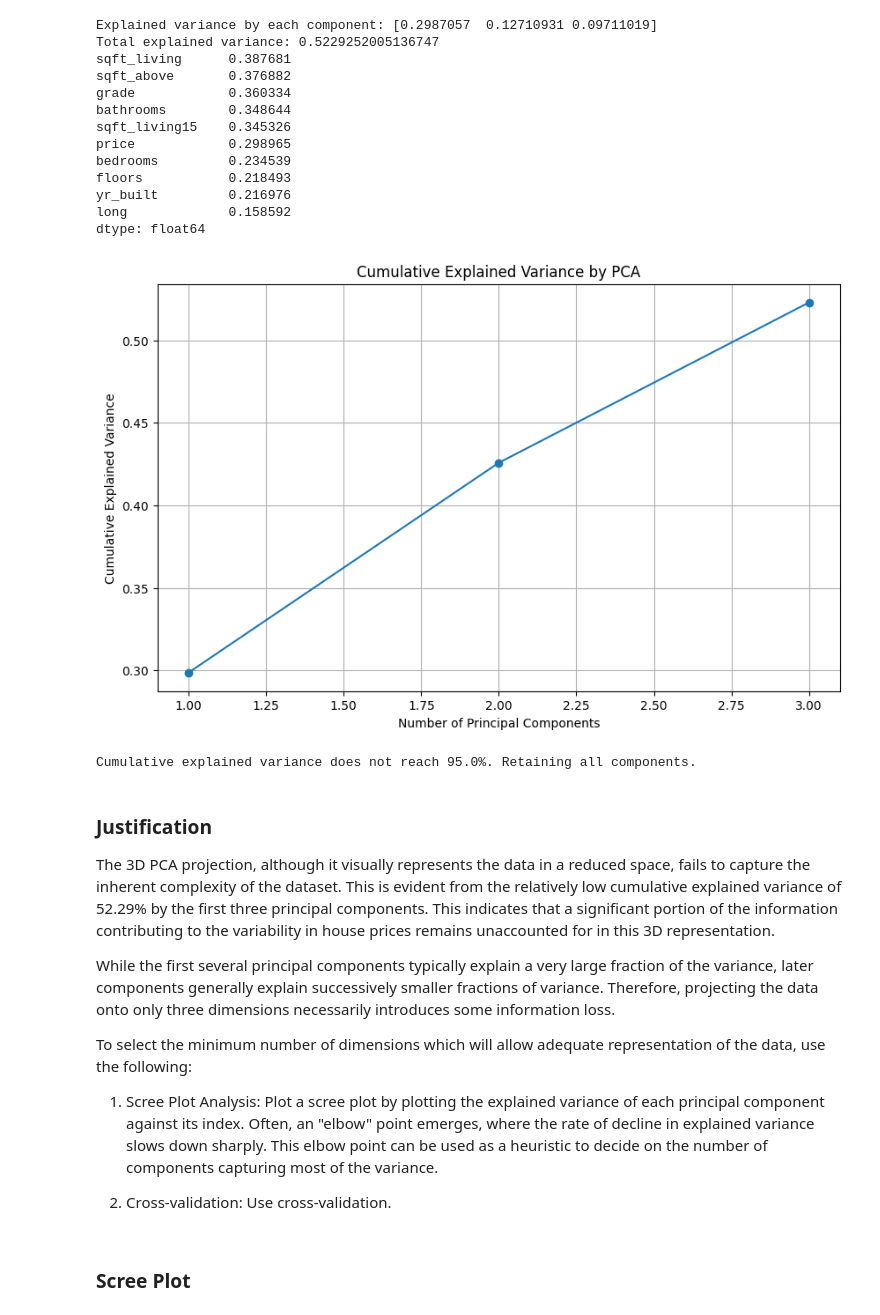
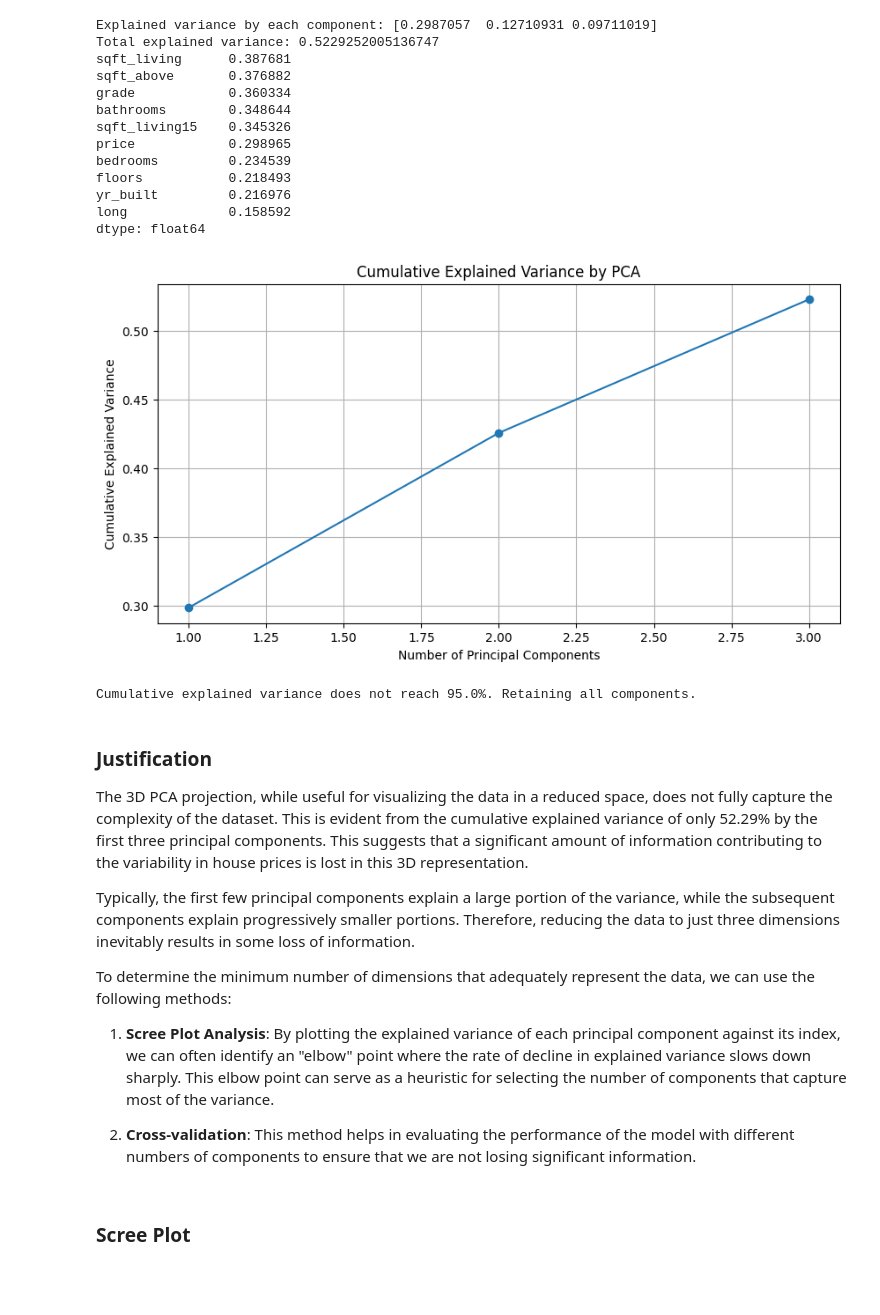
Before and after one commit to Omega-Centauri-21/Business-Intelligence, a Jupyter notebook: CS4730 Coursework 2/[Sub Task 2] CS4730 Coursework 2.ipynb, the cells around one changed output. Cells and saved outputs as stored; diff of their text form; code cells hidden in the pictures; blank space fills up the shorter version.

```diff
--- a/CS4730 Coursework 2/[Sub Task 2] CS4730 Coursework 2.ipynb
+++ b/CS4730 Coursework 2/[Sub Task 2] CS4730 Coursework 2.ipynb
@@ -10,3 +10,10 @@ from sklearn.preprocessing import StandardScaler
 from mpl_toolkits.mplot3d import Axes3D
 from sklearn.model_selection import cross_val_score
 from sklearn.linear_model import LinearRegression
+
+
+# Read the data from the CSV file
+df = pd.read_csv(r"dataset\kc_house_data.csv")
+
+# Check the number of data points in the data set
+print("Data Points: ", len(df))
@@ -13,9 +21,0 @@ from sklearn.linear_model import LinearRegression
-# %%
-# File path
-file_path = r"dataset\kc_house_data.csv"
-
-# Read the data from the CSV file
-df = pd.read_csv(file_path)
-
-# Check the number of data points in the data set
-print("Number of data points in the data set: ", len(df))
@@ -40,8 +38,7 @@ df
 21613 rows × 19 columns
 # %%
 # Standardize the data
-scaler = StandardScaler()
-scaled_df = scaler.fit_transform(df)
+scaled_df = StandardScaler().fit_transform(df)
 # %%
 # Apply PCA to reduce the data to three dimensions
 pca = PCA(n_components=3)
@@ -88,39 +85,39 @@ dtype: float64
 # %%
 # Calculate cumulative explained variance
 cumulative_explained_variance = pca.explained_variance_ratio_.cumsum()
 
 # Plot cumulative explained variance
-plt.figure(figsize=(10, 6))
+plt.figure(figsize=(10, 5))
 plt.plot(range(1, len(cumulative_explained_variance) + 1), cumulative_explained_variance, marker='o')
 plt.xlabel('Number of Principal Components')
 plt.ylabel('Cumulative Explained Variance')
 plt.title('Cumulative Explained Variance by PCA')
 plt.grid(True)
 plt.show()
 
 # Determine the number of components to retain
 desired_variance = 0.95
 try:
 	num_components = next(i for i, total_var in enumerate(cumulative_explained_variance) if total_var >= desired_variance) + 1
 	print(f'Number of components to retain for {desired_variance * 100}% variance: {num_components}')
 except StopIteration:
 	print(f'Cumulative explained variance does not reach {desired_variance * 100}%. Retaining all components.')
 	num_components = len(cumulative_explained_variance)
 # %% [output]
-[figure, old version]
+[figure, new version]
 Cumulative explained variance does not reach 95.0%. Retaining all components.
 # %% [markdown]
 ### Justification
 
-The 3D PCA projection, although it visually represents the data in a reduced space, fails to capture the inherent complexity of the dataset. This is evident from the relatively low cumulative explained variance of 52.29% by the first three principal components. This indicates that a significant portion of the information contributing to the variability in house prices remains unaccounted for in this 3D representation.
+The 3D PCA projection, while useful for visualizing the data in a reduced space, does not fully capture the complexity of the dataset. This is evident from the cumulative explained variance of only 52.29% by the first three principal components. This suggests that a significant amount of information contributing to the variability in house prices is lost in this 3D representation.
 
-While the first several principal components typically explain a very large fraction of the variance, later components generally explain successively smaller fractions of variance. Therefore, projecting the data onto only three dimensions necessarily introduces some information loss.
+Typically, the first few principal components explain a large portion of the variance, while the subsequent components explain progressively smaller portions. Therefore, reducing the data to just three dimensions inevitably results in some loss of information.
 
-To select the minimum number of dimensions which will allow adequate representation of the data, use the following:
+To determine the minimum number of dimensions that adequately represent the data, we can use the following methods:
 
-1. Scree Plot Analysis: Plot a scree plot by plotting the explained variance of each principal component against its index. Often, an "elbow" point emerges, where the rate of decline in explained variance slows down sharply. This elbow point can be used as a heuristic to decide on the number of components capturing most of the variance.
+1. **Scree Plot Analysis**: By plotting the explained variance of each principal component against its index, we can often identify an "elbow" point where the rate of decline in explained variance slows down sharply. This elbow point can serve as a heuristic for selecting the number of components that capture most of the variance.
 
-2. Cross-validation: Use cross-validation.
+2. **Cross-validation**: This method helps in evaluating the performance of the model with different numbers of components to ensure that we are not losing significant information.
 # %% [markdown]
 ### Scree Plot
 # %%
```
Also changed, not shown: parts of 2 cells of this notebook, 1 other file.
